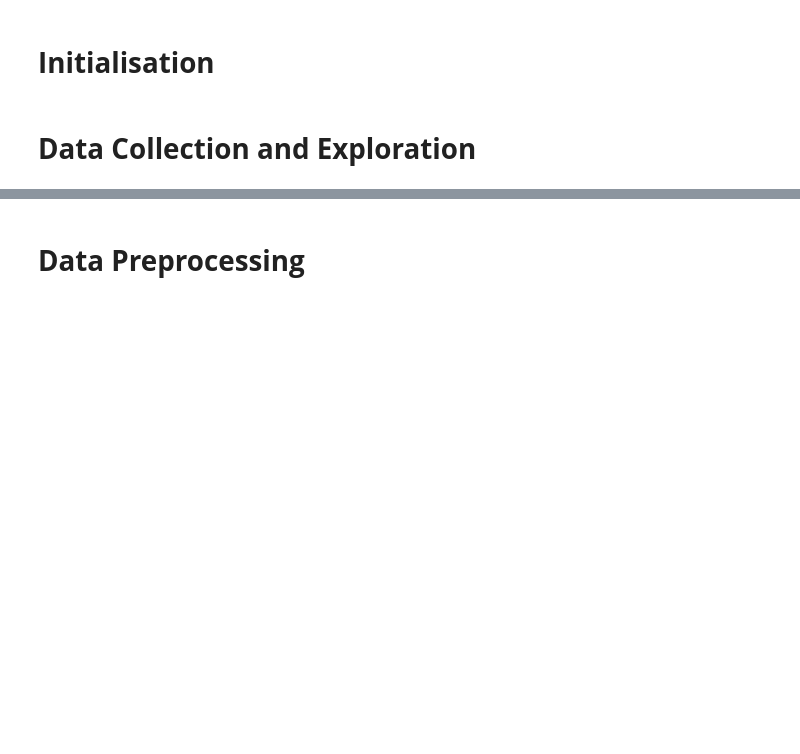
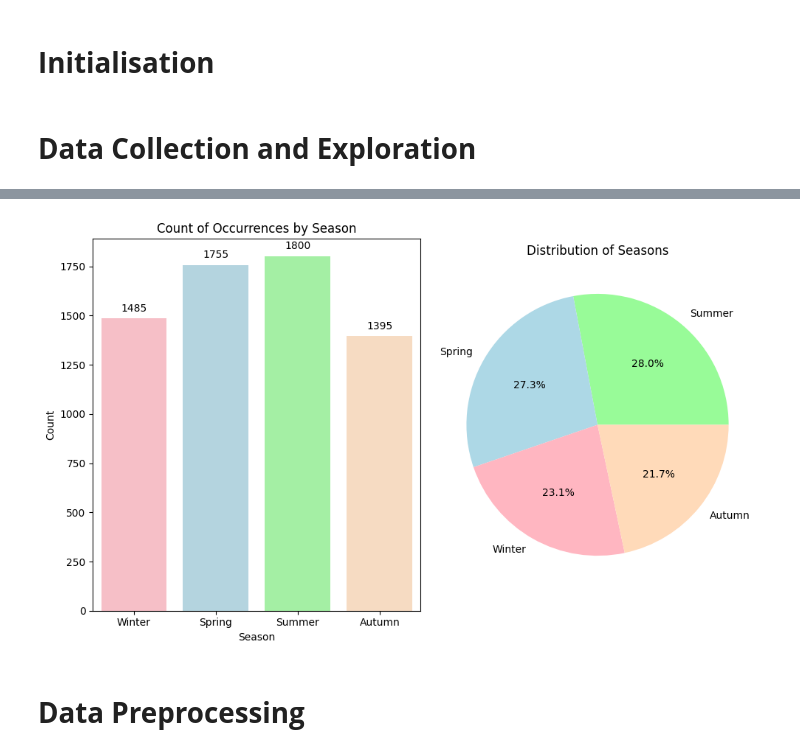
Before and after one commit to rydzze/Regression-Decision-Tree-on-Walmart-Dataset, a Jupyter notebook: regression-decision-tree.ipynb, the cells around one changed output, grey strips where cells are left out. Saved outputs shown, nothing was run; the diff lists cells and outputs as text; code cells hidden in the pictures; blank space fills up the shorter version.

```diff
--- a/regression-decision-tree.ipynb
+++ b/regression-decision-tree.ipynb
@@ -28,3 +125,27 @@ data = pd.read_csv("/kaggle/input/walmart-dataset/Walmart.csv")
+# %%
+season_counts = data['Season'].value_counts()
+
+season_order = ['Winter', 'Spring', 'Summer', 'Autumn']
+
+plt.figure(figsize = (10, 6))
+
+plt.subplot(1, 2, 1)
+ax = sns.countplot(data = data, x = 'Season', order = season_order, palette = ['#FFB6C1', '#ADD8E6', '#98FB98', '#FFDAB9'])
+for p in ax.patches:
+    ax.annotate(f'{int(p.get_height())}', (p.get_x() + p.get_width() / 2., p.get_height()),
+                ha = 'center', va = 'center', xytext = (0, 10), textcoords = 'offset points')
+plt.xlabel('Season')
+plt.ylabel('Count')
+plt.title('Count of Occurrences by Season')
+
+plt.subplot(1, 2, 2)
+plt.pie(season_counts, labels = season_counts.index, autopct = '%1.1f%%', colors = ['#98FB98', '#ADD8E6', '#FFB6C1', '#FFDAB9'])
+plt.title('Distribution of Seasons')
+
+plt.tight_layout()
+plt.show()
+# %% [output]
+[figure, added]
 # %% [markdown]
 # **Data Preprocessing**
 # %%
```
Also changed, not shown: parts of 19 cells of this notebook.
